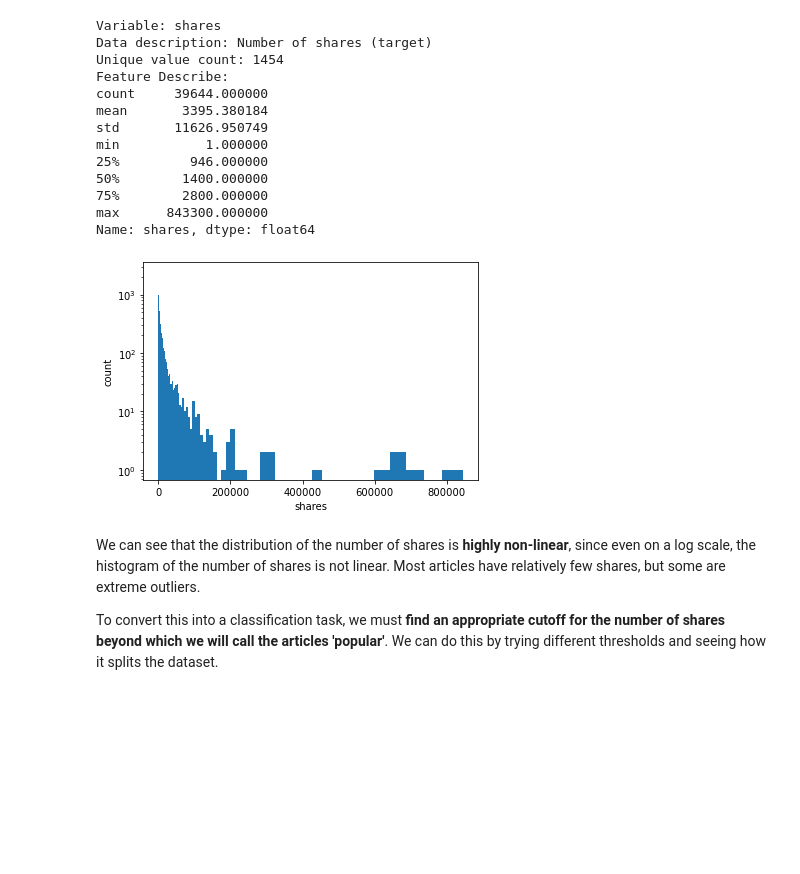
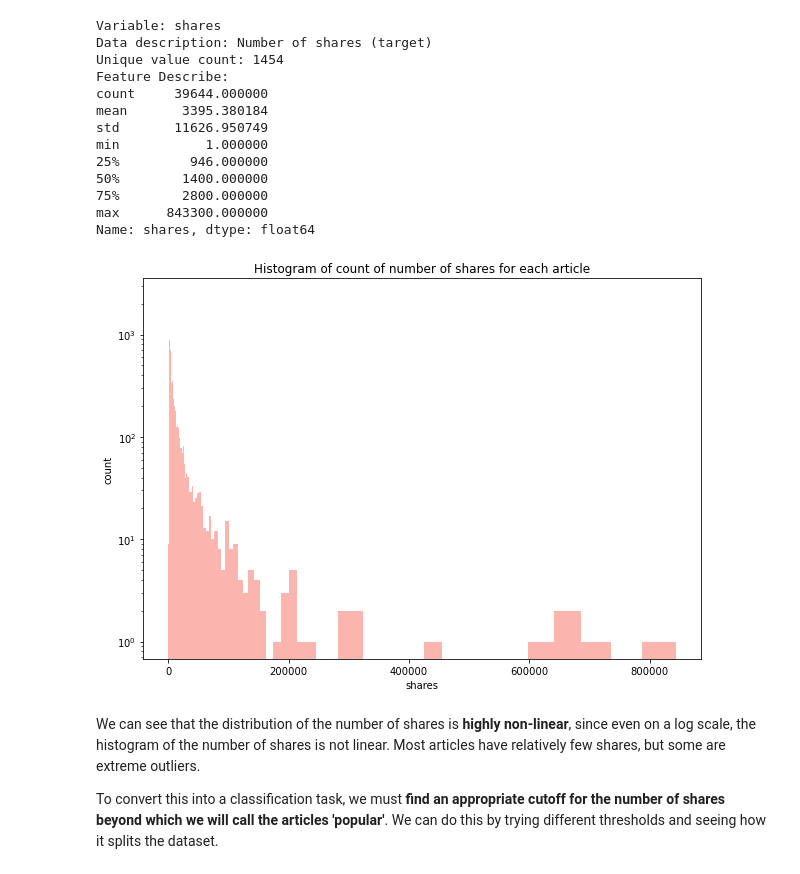
Before and after one commit to spacegoat1/news_article_popularity, a Jupyter notebook: src/2_b_EDA_target.ipynb, the cells around one changed output. Saved outputs shown, nothing was run; the diff lists cells and outputs as text; code cells hidden in the pictures; blank space fills up the shorter version.

```diff
--- a/src/2_b_EDA_target.ipynb
+++ b/src/2_b_EDA_target.ipynb
@@ -43,12 +41,16 @@ min           1.000000
 max      843300.000000
 Name: shares, dtype: float64
 # %%
-df[var].plot.hist(log=True, bins = np.logspace(np.log10(1),np.log10(np.max(df[var])),200))
+# df[var].plot.hist(log=True, bins = np.logspace(np.log10(1),np.log10(np.max(df[var])),200))
+df[var].plot.hist(log=True, bins = np.logspace(np.log10(1),np.log10(np.max(df[var])),200), colormap='Pastel1', figsize=(10,7))
 plt.xlabel(var)
 plt.ylabel('count')
-plt.show()
+plt.title('Histogram of count of number of shares for each article')
+# plt.show()
+plt.rcParams["figure.dpi"] = 300
+plt.savefig(figures_dir + '2_y_histogram.png')
 # %% [output]
-[figure, old version]
+[figure, new version]
 # %% [markdown]
 We can see that the distribution of the number of shares is **highly non-linear**, since even on a log scale, the histogram of the number of shares is not linear.
 Most articles have relatively few shares, but some are extreme outliers.
```
Also changed, not shown: parts of 2 cells of this notebook, 9 other files.
